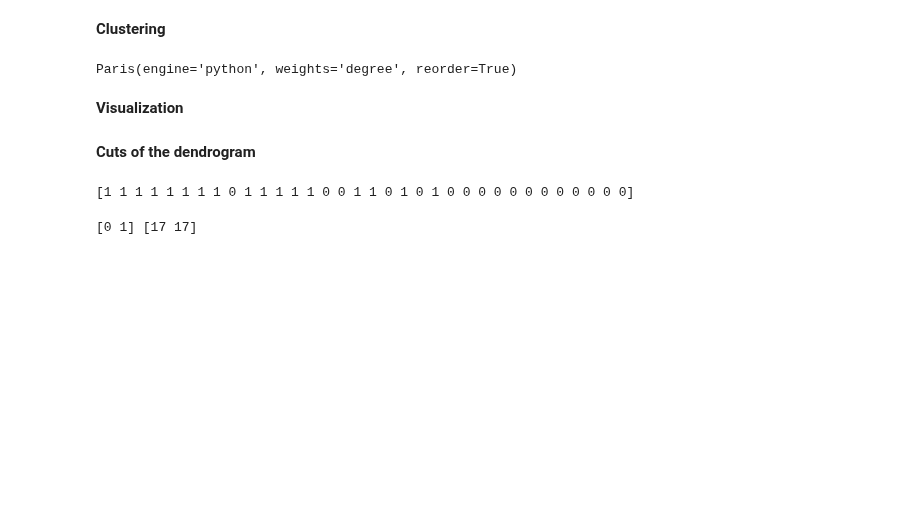
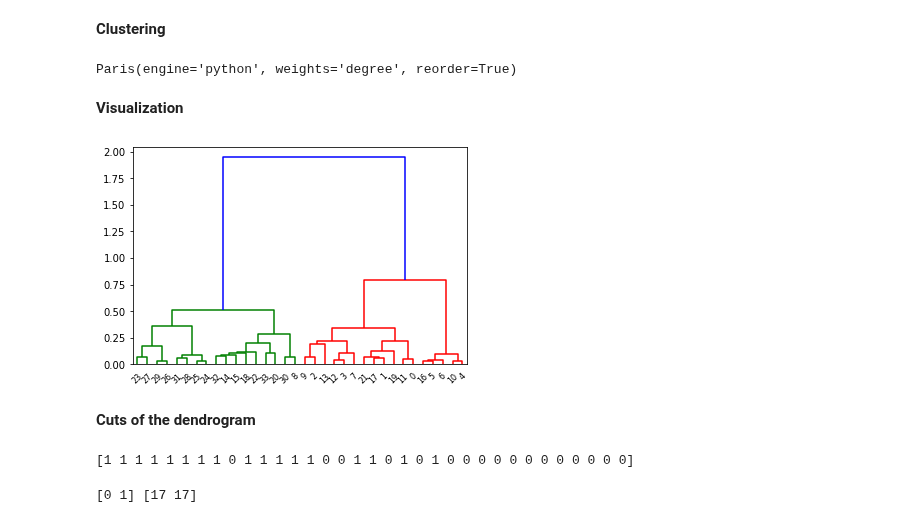
Before and after one commit to sknetwork-team/scikit-network, a Jupyter notebook: docs/tutorials/hierarchy/paris.ipynb, the cells around one changed output. Drawn from its saved outputs; the diff is of its cells as text; code cells hidden in the pictures; blank space fills up the shorter version.

```diff
--- a/docs/tutorials/hierarchy/paris.ipynb
+++ b/docs/tutorials/hierarchy/paris.ipynb
@@ -29,6 +31,8 @@ from scipy.cluster.hierarchy import dendrogram as show_dendrogram
 # %%
 # Warning: If the image does not appear, run the cell again.
-show_ = show_dendrogram(dendrogram)
+_ = show_dendrogram(dendrogram)
+# %% [output]
+[figure, added]
 # %% [markdown]
 **Cuts of the dendrogram**
 # %%
```
Also changed, not shown: parts of 25 cells of this notebook, 6 other files.
